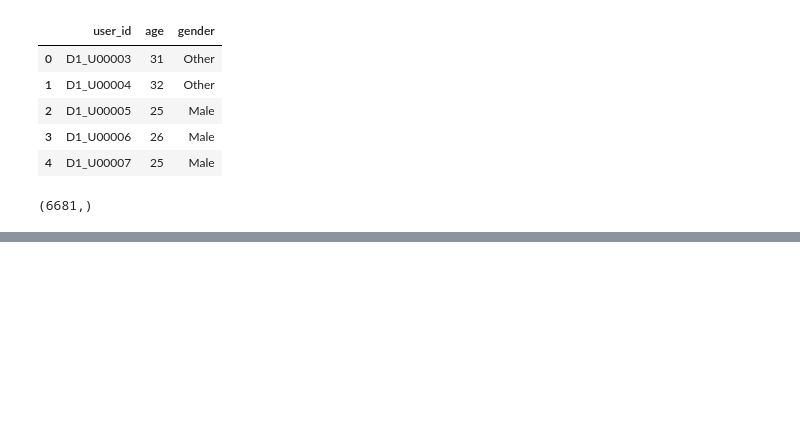
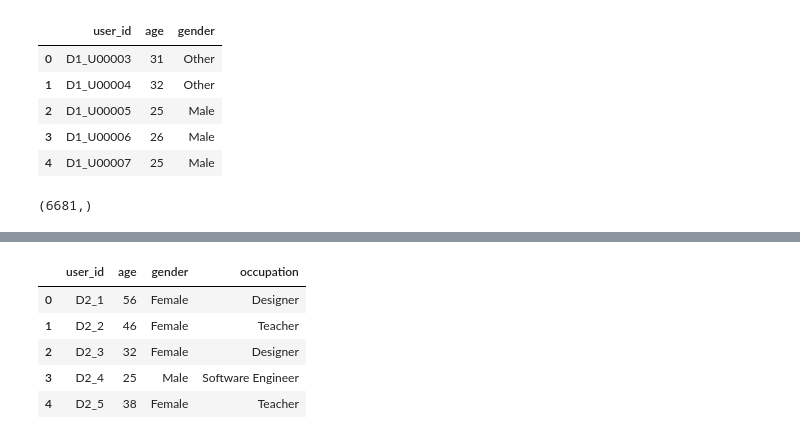
Before and after one commit to BugBananaLiver/Smartphone_Addiction_Analysis, a Jupyter notebook: Smartphone_Database_SQL.ipynb, the cells around one changed output, grey strips where cells are left out. Saved outputs shown, nothing was run; the diff lists cells and outputs as text; code cells hidden in the pictures; blank space fills up the shorter version.

```diff
--- a/Smartphone_Database_SQL.ipynb
+++ b/Smartphone_Database_SQL.ipynb
@@ -285,0 +359,18 @@ with sqlite3.connect("Smartphone.db") as connection:
+# %%
+users_d2 = df2[
+    [
+        'user_id',
+        'age',
+        'gender',
+        'occupation'
+    ]
+]
+# %%
+users_d2.head()
+# %% [output]
+|  | user_id | age | gender | occupation |
+| 0 | D2_1 | 56 | Female | Designer |
+| 1 | D2_2 | 46 | Female | Teacher |
+| 2 | D2_3 | 32 | Female | Designer |
+| 3 | D2_4 | 25 | Male | Software Engineer |
+| 4 | D2_5 | 38 | Female | Teacher |
```
Also changed, not shown: parts of 18 cells of this notebook, 2 other files.
